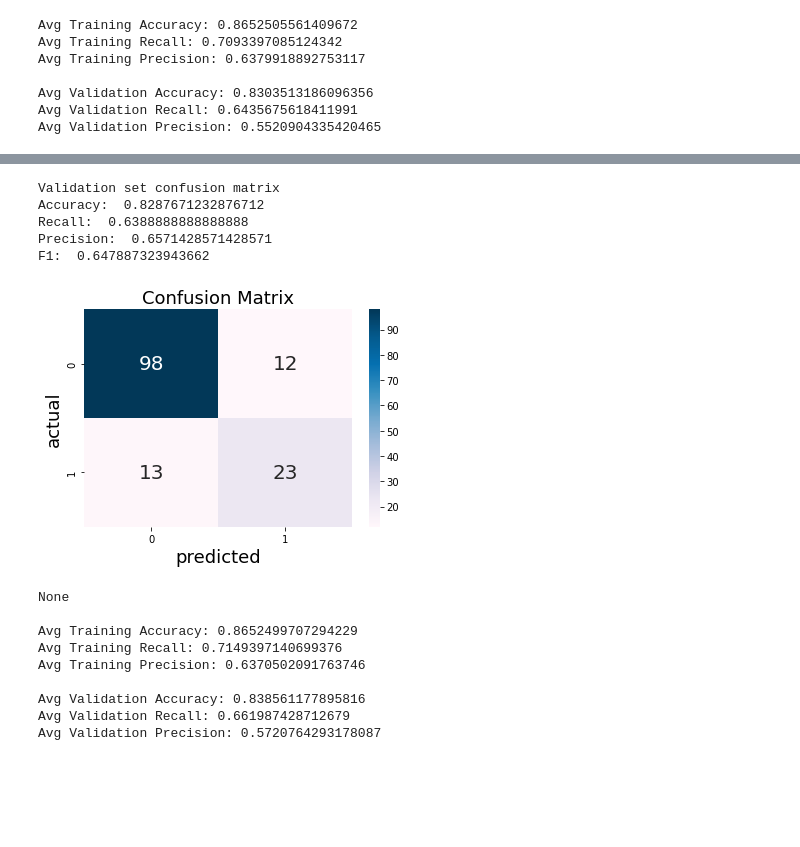
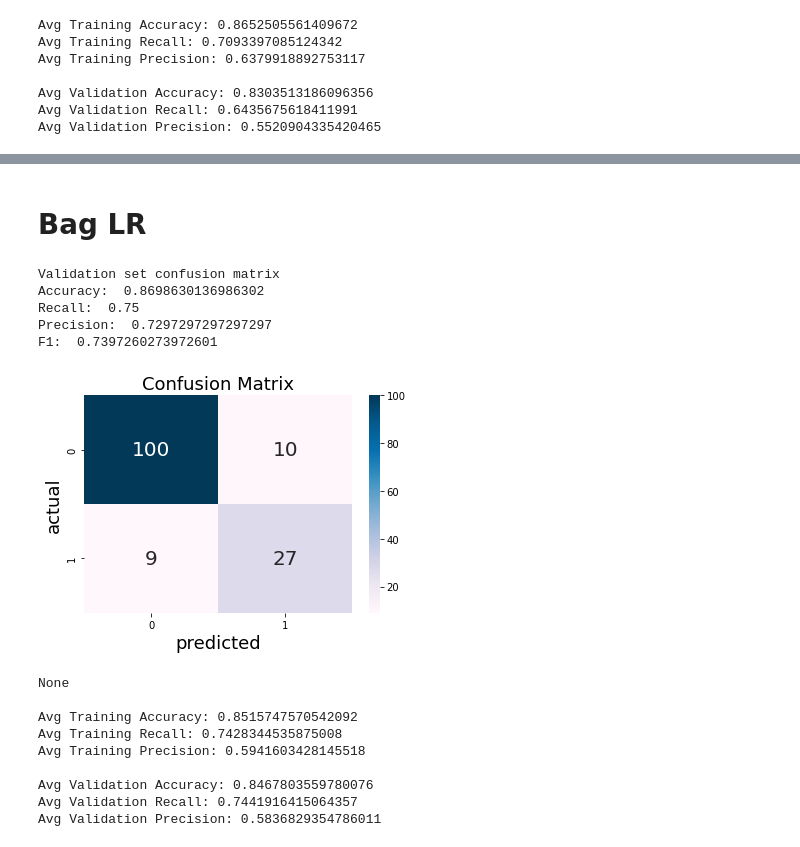
Before and after one commit to reuip/Ironhack-final-project, a Jupyter notebook: modelling pipeline desktop.ipynb, the cells around one changed output, grey strips where cells are left out. Cells and saved outputs as stored; diff of their text form; code cells hidden in the pictures; blank space fills up the shorter version.

```diff
--- a/modelling pipeline desktop.ipynb
+++ b/modelling pipeline desktop.ipynb
@@ -160,5 +175,5 @@ def d_check_best_model(smote_type="nc"):
 # %%
-def e_cross_validate_grid(preprocessor, classifier, smote_type='NC', param_grid="none", cv="none", scoring="recall", conf_matrix=False, grid_search=False):
+def e_cross_validate_grid(preprocessor, classifier, smote_type='NC', param_grid="none", cv="none", scoring="recall", conf_matrix=False, grid_search=False,check_best=False):
     cv = cv
 
     #Set correct pipeline for use in the formula
@@ -220,7 +235,15 @@ def e_cross_validate_grid(preprocessor, classifier, smote_type='NC', param_grid=
         print('Grid Search Best Params:')
         print()
         print(search.best_params_)
-    return search
+    if check_best==True:
+        acc= np.mean(test_acc)
+        rec=np.mean(test_rec)
+        prec=np.mean(test_prec)
+        f1=2*(prec*rec)/(prec+rec)
+
+        return acc,rec,prec,f1
+    else:
+        return search
 # %%
 def g_validate_using_test(preprocessor, classifier, grid, cv):
     final_pipeline = GridSearchCV(PipeImb(steps=[
@@ -327,20 +399,22 @@ Avg Validation Precision: 0.45476744186046514
+# %% [markdown]
+# Bag LR
 # %%
 #One of better predictors
-pipeline=e_cross_validate_grid(preprocess,BaggingClassifier(base_estimator=LogisticRegression(max_iter=100,penalty='l1',solver='saga'),n_estimators=15,bootstrap=False),scoring='recall', cv=KFold(),param_grid=knn_params,grid_search=False,conf_matrix=True)
+pipeline_bag_lr=e_cross_validate_grid(preprocess,BaggingClassifier(base_estimator=LogisticRegression(max_iter=100,penalty='l1',solver='saga',warm_start=True),n_estimators=10,bootstrap=True,warm_start=True,n_jobs=-1),scoring='recall', cv=KFold(),param_grid=knn_params,grid_search=False,conf_matrix=True)
 # %% [output]
 Validation set confusion matrix
-Accuracy:  0.8287671232876712
-Recall:  0.6388888888888888
-Precision:  0.6571428571428571
-F1:  0.647887323943662
+Accuracy:  0.8698630136986302
+Recall:  0.75
+Precision:  0.7297297297297297
+F1:  0.7397260273972601
-[figure, old version]
+[figure, new version]
 None
 
-Avg Training Accuracy: 0.8652499707294229
-Avg Training Recall: 0.7149397140699376
-Avg Training Precision: 0.6370502091763746
+Avg Training Accuracy: 0.8515747570542092
+Avg Training Recall: 0.7428344535875008
+Avg Training Precision: 0.5941603428145518
 
-Avg Validation Accuracy: 0.838561177895816
-Avg Validation Recall: 0.661987428712679
-Avg Validation Precision: 0.5720764293178087
+Avg Validation Accuracy: 0.8467803559780076
+Avg Validation Recall: 0.7441916415064357
+Avg Validation Precision: 0.5836829354786011
 # %%
```
Also changed, not shown: parts of 24 cells of this notebook, 1 other file.
